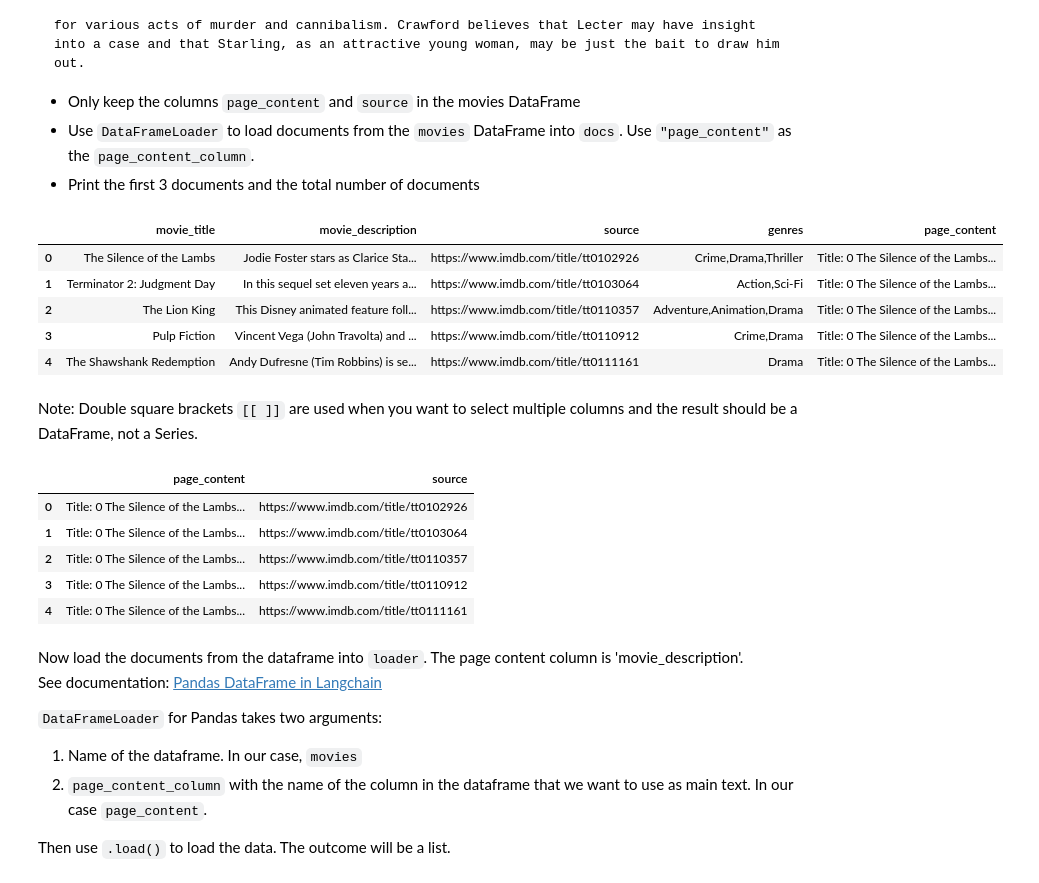
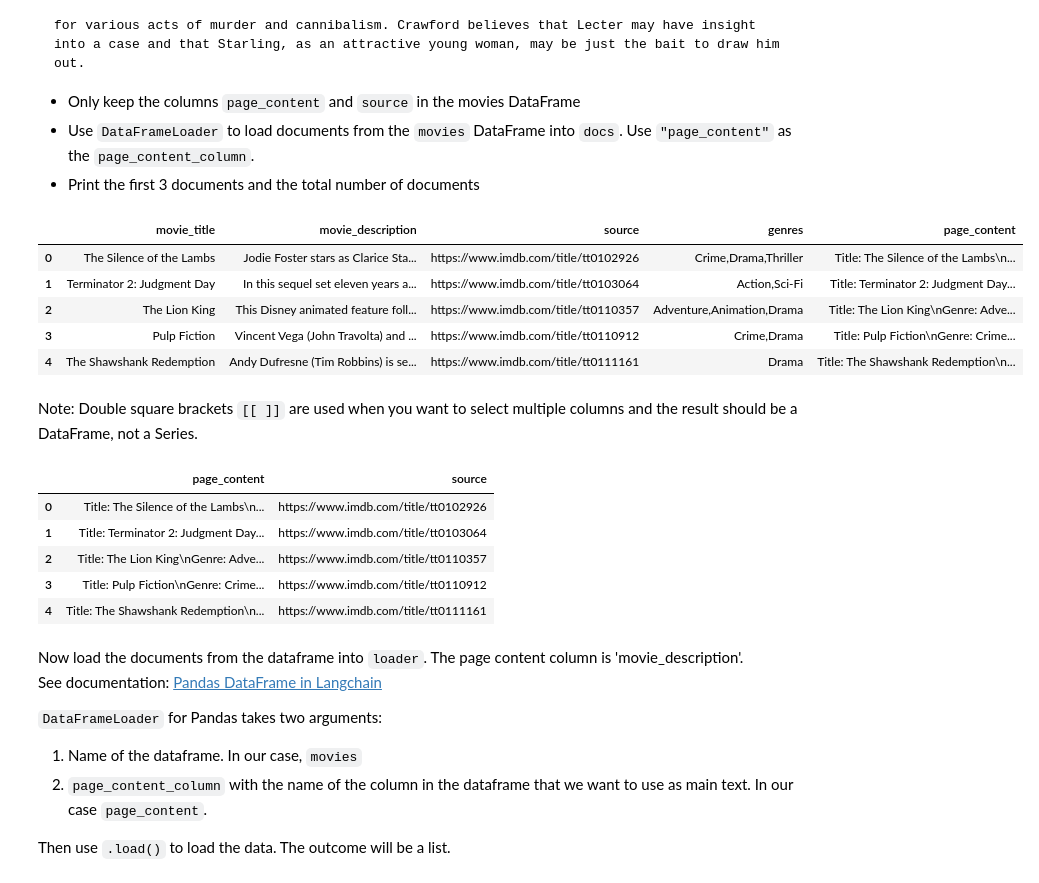
Before and after one commit to josemh301/openai-api-projects, a Jupyter notebook: Pinecone/Project 2 - RAGs for Movie Database/rag_movie_database.ipynb, the cells around one changed output. Cells and saved outputs as stored; diff of their text form; code cells hidden in the pictures.

```diff
--- a/Pinecone/Project 2 - RAGs for Movie Database/rag_movie_database.ipynb
+++ b/Pinecone/Project 2 - RAGs for Movie Database/rag_movie_database.ipynb
@@ -169,35 +165,36 @@ Description: Jodie Foster stars as Clarice Starling, a top student at the FBI's
 # %%
 # Import DataFrameLoader
 from langchain.document_loaders import DataFrameLoader
 
 # Create page content column
-movies["page_content"] = f"""Title: {movies["movie_title"]}
-Genre: {movies["genres"]}
-Description: {movies["movie_description"]}"""
+# DO NOT use an f"" string
+movies["page_content"] = "Title: " + movies["movie_title"] + "\n" + \
+                         "Genre: " + movies["genres"] + "\n" + \
+                         "Description: " +movies["movie_description"]
 
 display(movies.head())
 # %% [output]
 |  | movie_title | movie_description | source | genres | page_content |
-| 0 | The Silence of the Lambs | Jodie Foster stars as Clarice Sta... | https://www.imdb.com/title/tt0102926 | Crime,Drama,Thriller | Title: 0 The Silence of the Lambs... |
-| 1 | Terminator 2: Judgment Day | In this sequel set eleven years a... | https://www.imdb.com/title/tt0103064 | Action,Sci-Fi | Title: 0 The Silence of the Lambs... |
-| 2 | The Lion King | This Disney animated feature foll... | https://www.imdb.com/title/tt0110357 | Adventure,Animation,Drama | Title: 0 The Silence of the Lambs... |
-| 3 | Pulp Fiction | Vincent Vega (John Travolta) and ... | https://www.imdb.com/title/tt0110912 | Crime,Drama | Title: 0 The Silence of the Lambs... |
-| 4 | The Shawshank Redemption | Andy Dufresne (Tim Robbins) is se... | https://www.imdb.com/title/tt0111161 | Drama | Title: 0 The Silence of the Lambs... |
+| 0 | The Silence of the Lambs | Jodie Foster stars as Clarice Sta... | https://www.imdb.com/title/tt0102926 | Crime,Drama,Thriller | Title: The Silence of the Lambs\n... |
+| 1 | Terminator 2: Judgment Day | In this sequel set eleven years a... | https://www.imdb.com/title/tt0103064 | Action,Sci-Fi | Title: Terminator 2: Judgment Day... |
+| 2 | The Lion King | This Disney animated feature foll... | https://www.imdb.com/title/tt0110357 | Adventure,Animation,Drama | Title: The Lion King\nGenre: Adve... |
+| 3 | Pulp Fiction | Vincent Vega (John Travolta) and ... | https://www.imdb.com/title/tt0110912 | Crime,Drama | Title: Pulp Fiction\nGenre: Crime... |
+| 4 | The Shawshank Redemption | Andy Dufresne (Tim Robbins) is se... | https://www.imdb.com/title/tt0111161 | Drama | Title: The Shawshank Redemption\n... |
 # %% [markdown]
 Note: Double square brackets `[[ ]]` are used when you want to select multiple columns and the result should be a DataFrame, not a Series.
 # %%
-# Drop all columns except for page_content and source, keep just the columns we need
+# Drop all columns except for page_content and source
 movies = movies[["page_content", "source"]]
 
 # pd.set_option('display.max_colwidth', None) #to show ful length of the content, just visual purposes
 display(movies.head())
 # %% [output]
 |  | page_content | source |
-| 0 | Title: 0 The Silence of the Lambs... | https://www.imdb.com/title/tt0102926 |
-| 1 | Title: 0 The Silence of the Lambs... | https://www.imdb.com/title/tt0103064 |
-| 2 | Title: 0 The Silence of the Lambs... | https://www.imdb.com/title/tt0110357 |
-| 3 | Title: 0 The Silence of the Lambs... | https://www.imdb.com/title/tt0110912 |
-| 4 | Title: 0 The Silence of the Lambs... | https://www.imdb.com/title/tt0111161 |
+| 0 | Title: The Silence of the Lambs\n... | https://www.imdb.com/title/tt0102926 |
+| 1 | Title: Terminator 2: Judgment Day... | https://www.imdb.com/title/tt0103064 |
+| 2 | Title: The Lion King\nGenre: Adve... | https://www.imdb.com/title/tt0110357 |
+| 3 | Title: Pulp Fiction\nGenre: Crime... | https://www.imdb.com/title/tt0110912 |
+| 4 | Title: The Shawshank Redemption\n... | https://www.imdb.com/title/tt0111161 |
 # %% [markdown]
 Now load the documents from the dataframe into `loader`. The page content column is 'movie_description'.
 See documentation: [Pandas DataFrame in Langchain](https://python.langchain.com/docs/integrations/document_loaders/pandas_dataframe)
```
Also changed, not shown: parts of 14 cells of this notebook.
